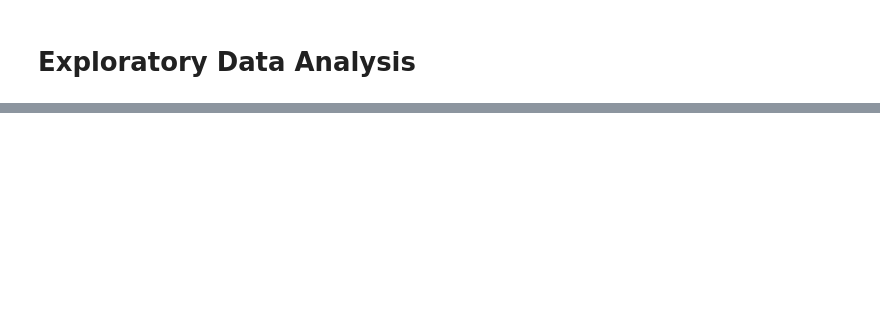
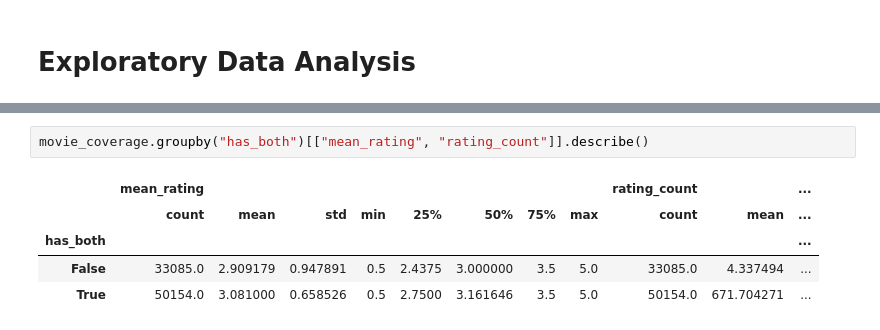
Before and after one commit to F-Degerman/Machine-Learning-FANNY-DEGERMAN, a Jupyter notebook: Assignment_1/EDA.ipynb, the cells around one changed output, grey strips where cells are left out. Drawn from its saved outputs; the diff is of its cells as text; blank space fills up the shorter version.

```diff
--- a/Assignment_1/EDA.ipynb
+++ b/Assignment_1/EDA.ipynb
@@ -438,0 +314,8 @@ A reasonable first threshold to test is therefore:
+# %%
+movie_coverage.groupby("has_both")[["mean_rating", "rating_count"]].describe()
+# %% [output]
+|  | mean_rating |  |  |  |  |  |  |  | rating_count |  | ... |
+|  | count | mean | std | min | 25% | 50% | 75% | max | count | mean | ... |
+| has_both |  |  |  |  |  |  |  |  |  |  | ... |
+| False | 33085.0 | 2.909179 | 0.947891 | 0.5 | 2.4375 | 3.000000 | 3.5 | 5.0 | 33085.0 | 4.337494 | ... |
+| True | 50154.0 | 3.081000 | 0.658526 | 0.5 | 2.7500 | 3.161646 | 3.5 | 5.0 | 50154.0 | 671.704271 | ... |
```
Also changed, not shown: parts of 69 cells of this notebook, 8 other files.
